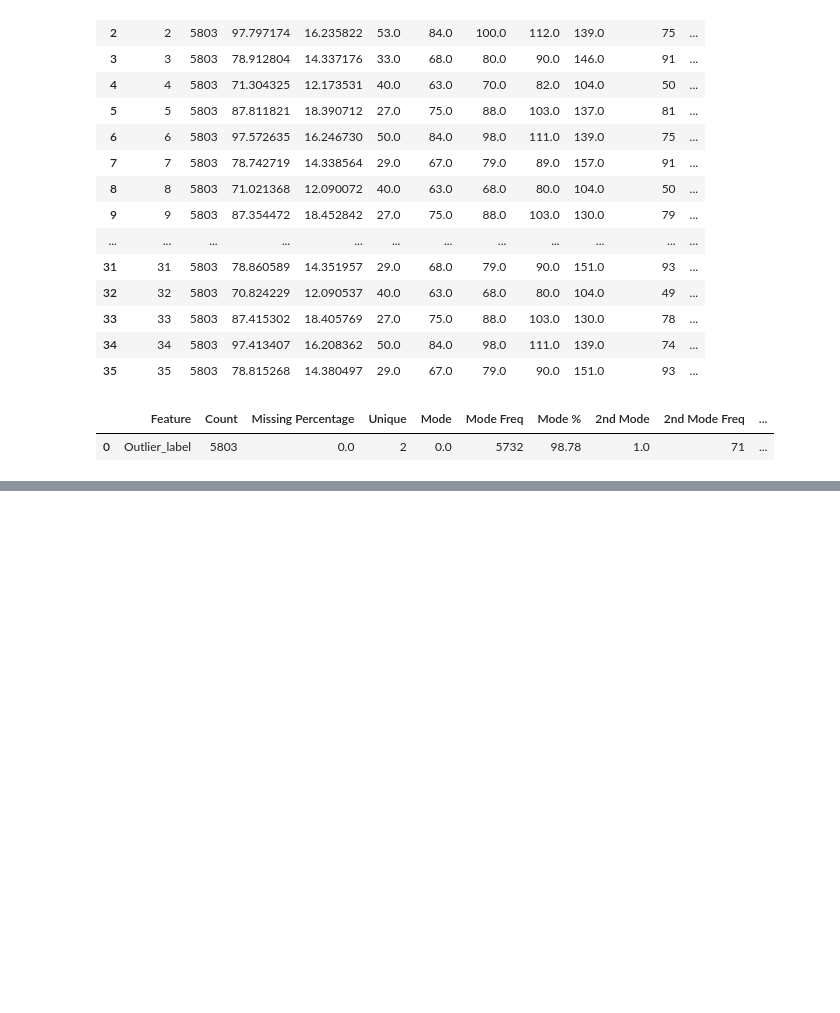
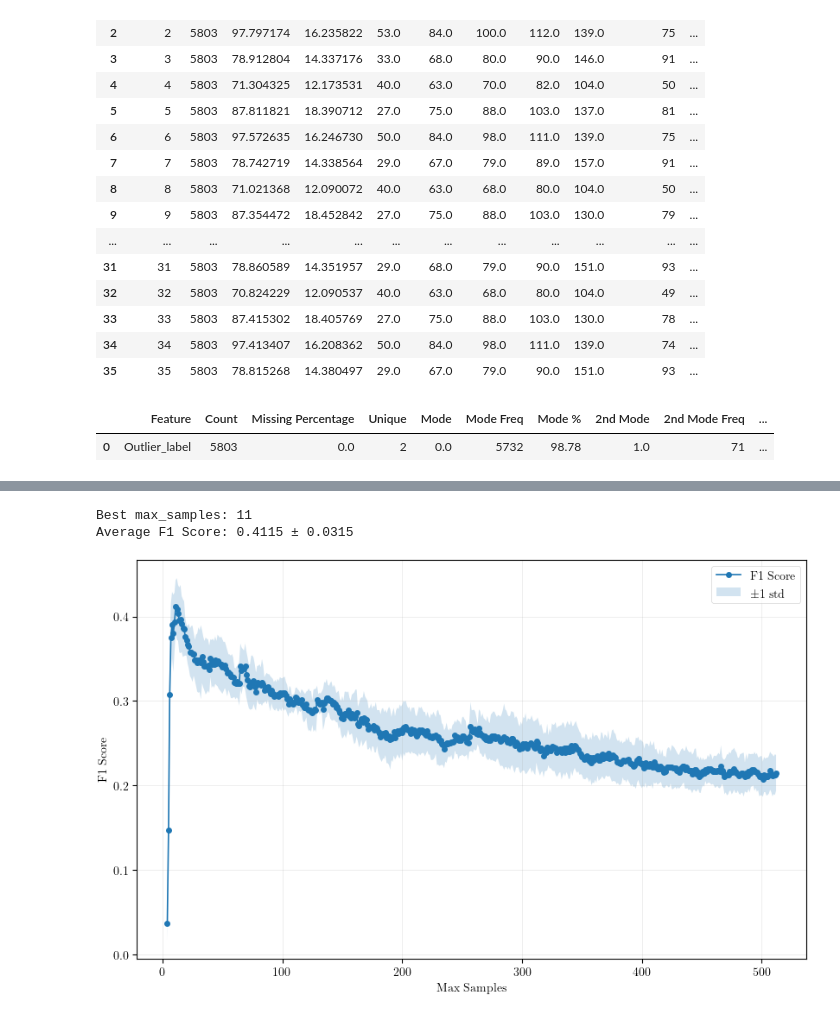
Before and after one commit to KellenMossner/MachineLearning441, a Jupyter notebook: Assignment-4/src/assignment4.ipynb, the cells around one changed output, grey strips where cells are left out. Drawn from its saved outputs; the diff is of its cells as text; code cells hidden in the pictures; blank space fills up the shorter version.

```diff
--- a/Assignment-4/src/assignment4.ipynb
+++ b/Assignment-4/src/assignment4.ipynb
@@ -288,0 +599,21 @@ report_cat3.head(10)
+# %%
+results_file = '../data/results/fault_max_samples_results.pkl'
+
+# first try load results
+if os.path.exists(results_file):
+    with open(results_file, 'rb') as f:
+        results = pickle.load(f)
+    fault_max_samples = results['best_max_samples']
+    fault_max_samples_results = results['avg_results']
+
+    print(f"\nBest max_samples: {fault_max_samples}")
+    print(f"F1 Score: {results['best_avg_f1']:.4f} ± {results['best_std_f1']:.4f}")
+
+    # plot results
+    plot_results(fault_max_samples_results, 'F1_Score_mean', 'F1_Score_std', 'max_samples', xlabel='Max Samples', ylabel='F1 Score', saveas='fault_max_samples')
+else:
+    fault_max_samples, fault_max_samples_results = evaluate_max_samples(X_train_fault, X_test_fault, y_test_fault, 4, 512, 1, save_results=results_file)
+# %% [output]
+Best max_samples: 11
+Average F1 Score: 0.4115 ± 0.0315
+[figure, added]
```
Also changed, not shown: parts of 45 cells of this notebook, 3 other files.
